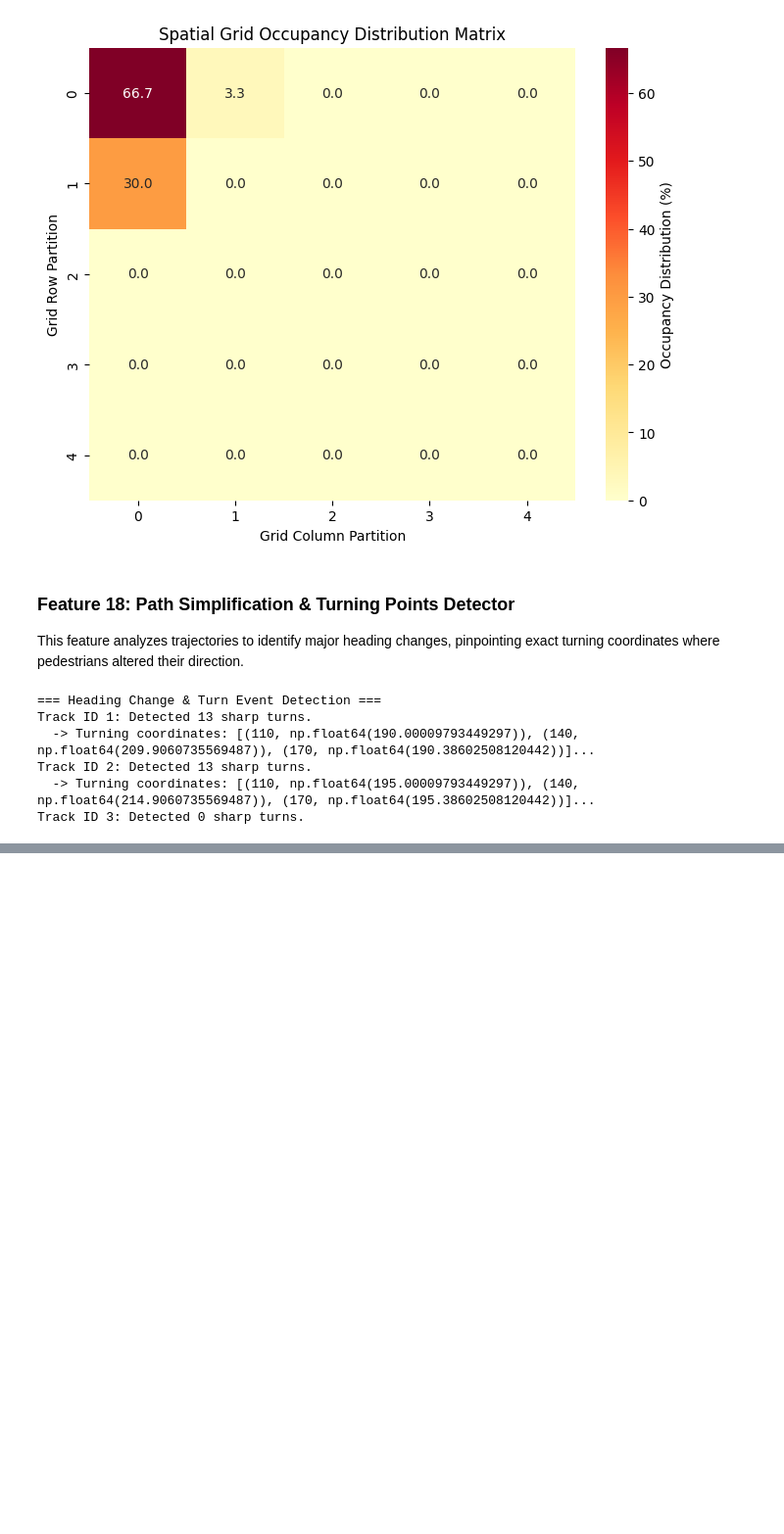
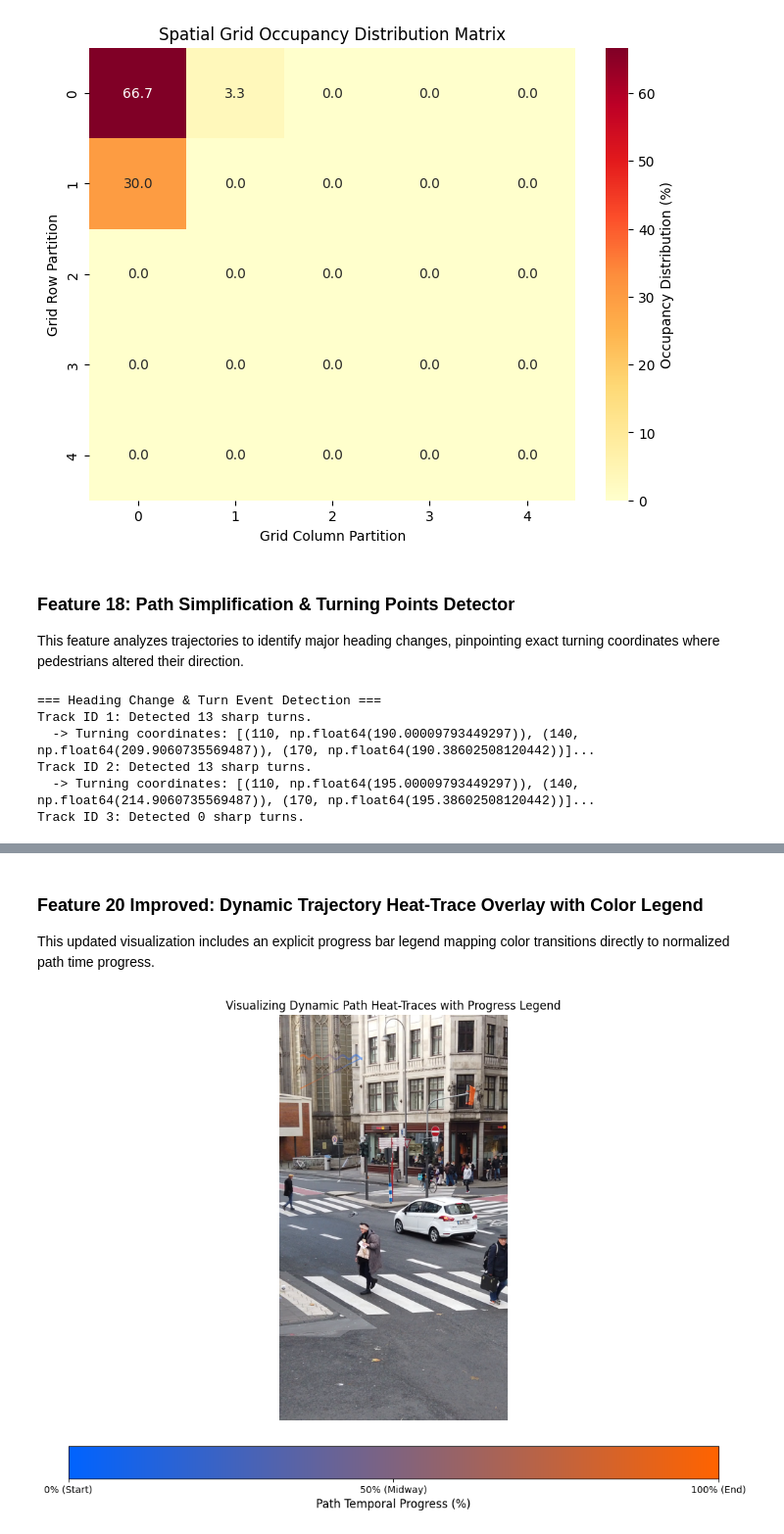
Before and after one commit to HaswinChony308/Vision-Track, a Jupyter notebook: Vision_Track.ipynb, the cells around one changed output, grey strips where cells are left out. Shown at 98% size. Cells and saved outputs as stored; diff of their text form; code cells hidden in the pictures; blank space fills up the shorter version.

```diff
--- a/Vision_Track.ipynb
+++ b/Vision_Track.ipynb
@@ -1256,0 +1426,67 @@ Track ID 3: Detected 0 sharp turns.
+# %% [markdown]
+### Feature 20 Improved: Dynamic Trajectory Heat-Trace Overlay with Color Legend
+This updated visualization includes an explicit progress bar legend mapping color transitions directly to normalized path time progress.
+# %%
+import cv2
+import numpy as np
+import os
+import matplotlib.pyplot as plt
+from matplotlib.colors import LinearSegmentedColormap
+
+# Initialize blank base or load frame if exists
+background = np.zeros((1080, 1920, 3), dtype=np.uint8)
+if os.path.exists("/content/16849658_1080_1920_30fps.mp4"):
+    cap = cv2.VideoCapture("/content/16849658_1080_1920_30fps.mp4")
+    ret, frame = cap.read()
+    if ret:
+        background = frame
+    cap.release()
+
+overlay = background.copy()
+
+# Fallback trajectories check
+if 'trajectories' not in locals() and 'trajectories' not in globals():
+    trajectories = {
+        1: [(x, 200 + np.sin(x/10.0)*10) for x in range(100, 400, 10)],
+        2: [(x, 205 + np.sin(x/10.0)*10) for x in range(100, 400, 10)],
+        3: [(x, 400 - x*0.5) for x in range(100, 400, 10)]
+    }
+
+# Draw trajectories with a color gradient representing progress
+for track_id, coords in trajectories.items():
+    for i in range(1, len(coords)):
+        p1 = tuple(map(int, coords[i-1]))
+        p2 = tuple(map(int, coords[i]))
+        ratio = float(i) / len(coords)
+        # Blue (start) to Red (end) in BGR space
+        color = (int(255 * ratio), 100, int(255 * (1.0 - ratio)))
+        cv2.line(overlay, p1, p2, color, 4, lineType=cv2.LINE_AA)
+
+# Apply blending
+final_composition = cv2.addWeighted(background, 0.5, overlay, 0.5, 0)
+
+# Convert to RGB for matplotlib
+rgb_composition = cv2.cvtColor(final_composition, cv2.COLOR_BGR2RGB)
+
+fig, ax = plt.subplots(figsize=(14, 8))
+im = ax.imshow(rgb_composition)
+ax.set_title("Visualizing Dynamic Path Heat-Traces with Progress Legend")
+ax.axis('off')
+
+# Build custom colorbar legend matching the blue-to-red OpenCV line transition
+colors_list = [(0.0, 0.39, 1.0), (0.5, 0.39, 0.5), (1.0, 0.39, 0.0)] # Blue -> Purple-ish -> Red
+custom_cmap = LinearSegmentedColormap.from_list("progress_cmap", colors_list)
+
+sm = plt.cm.ScalarMappable(cmap=custom_cmap, norm=plt.Normalize(vmin=0, vmax=100))
+sm.set_array([])
+
+# Add the colorbar matching plot sizing parameters
+cbar = fig.colorbar(sm, ax=ax, orientation='horizontal', pad=0.05, shrink=0.7)
+cbar.set_label('Path Temporal Progress (%)', fontsize=12)
+cbar.set_ticks([0, 50, 100])
+cbar.set_ticklabels(['0% (Start)', '50% (Midway)', '100% (End)'])
+
+plt.tight_layout()
+plt.show()
+# %% [output]
+[figure, added]
```
Also changed, not shown: parts of 8 cells of this notebook.
